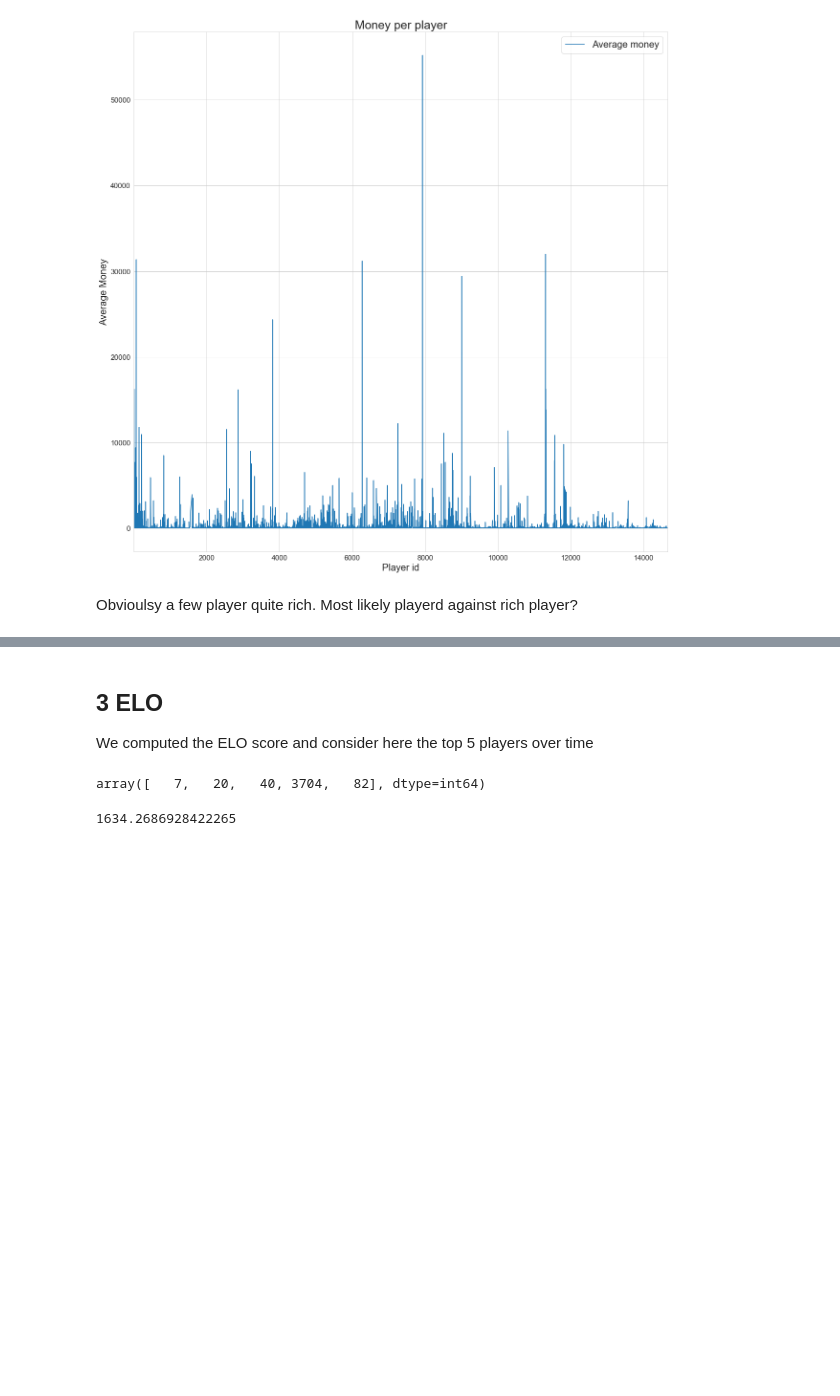
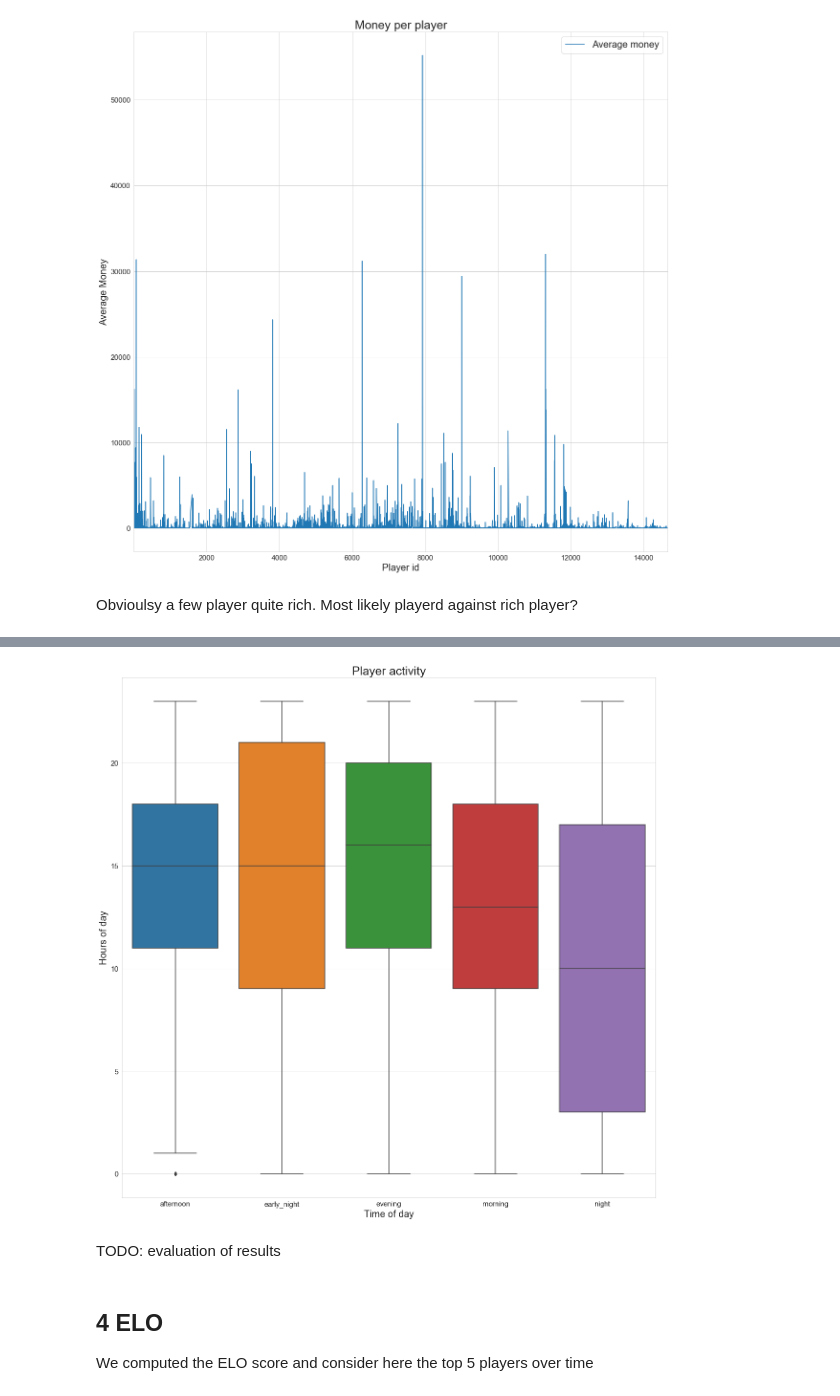
Before and after one commit to CaptainNabla/it_talents_competition, a Jupyter notebook: visualization/eda_advanced.ipynb, the cells around one changed output, grey strips where cells are left out. Cells and saved outputs as stored; diff of their text form; code cells hidden in the pictures; blank space fills up the shorter version.

```diff
--- a/visualization/eda_advanced.ipynb
+++ b/visualization/eda_advanced.ipynb
@@ -120,24 +181,0 @@ df_player["hour"] = df_player["hour"].astype("int")
-# %%
-
-# %%
-def categorize_online_time(hour):
-
-    online_times = {"morning": list(range(6, 13)),
-                    "afternoon": list(range(12, 18)),
-                    "evening": list(range(17, 22)),
-                    "early_night": list(range(21, 24)) + [0, 1],
-                    "night": list(range(1, 7))}
-
-    if hour in online_times["morning"]:
-        return "morning"
-    elif hour in online_times["afternoon"]:
-        return "afternoon"
-    elif hour in online_times["evening"]:
-        return "evening"
-    elif hour in online_times["early_night"]:
-        return "early_night"
-    elif hour in online_times["night"]:
-        return "night"
-
-
-df_player["time_of_day"] = df_player["hour"].apply(lambda x: categorize_online_time(x))
@@ -200,3 +182,17 @@ sns.boxplot(x=night_players[index_no_morning]["max_time_of_day"], y=night_player
+# %%
+fig, ax = plt.subplots(figsize=(20, 20))
+
+sns.boxplot(x=df_player["max_time_of_day"], y=df_player["hour"], ax=ax)
+plt.title("Player activity", fontsize=title_fontsize)
+plt.xlabel("Time of day", fontsize=axis_fontsize)
+plt.ylabel("Hours of day", fontsize=axis_fontsize)
+ax.tick_params(axis="both", which="major", labelsize=15)
+
+plt.show()
+# %% [output]
+[figure, added]
+# %% [markdown]
+TODO: evaluation of results
 # %% [markdown]
-## 3 ELO
+## 4 ELO
 We computed the ELO score and consider here the top 5 players over time
@@ -216,8 +198,0 @@ top5_elo_df = elo_df
-# %%
-last_row.values[1:].argsort()[-5:][::-1]
-# %% [output]
-array([   7,   20,   40, 3704,   82], dtype=int64)
-# %%
-last_row["player_40"]
-# %% [output]
-1634.2686928422265
```
Also changed, not shown: parts of 15 cells of this notebook.
